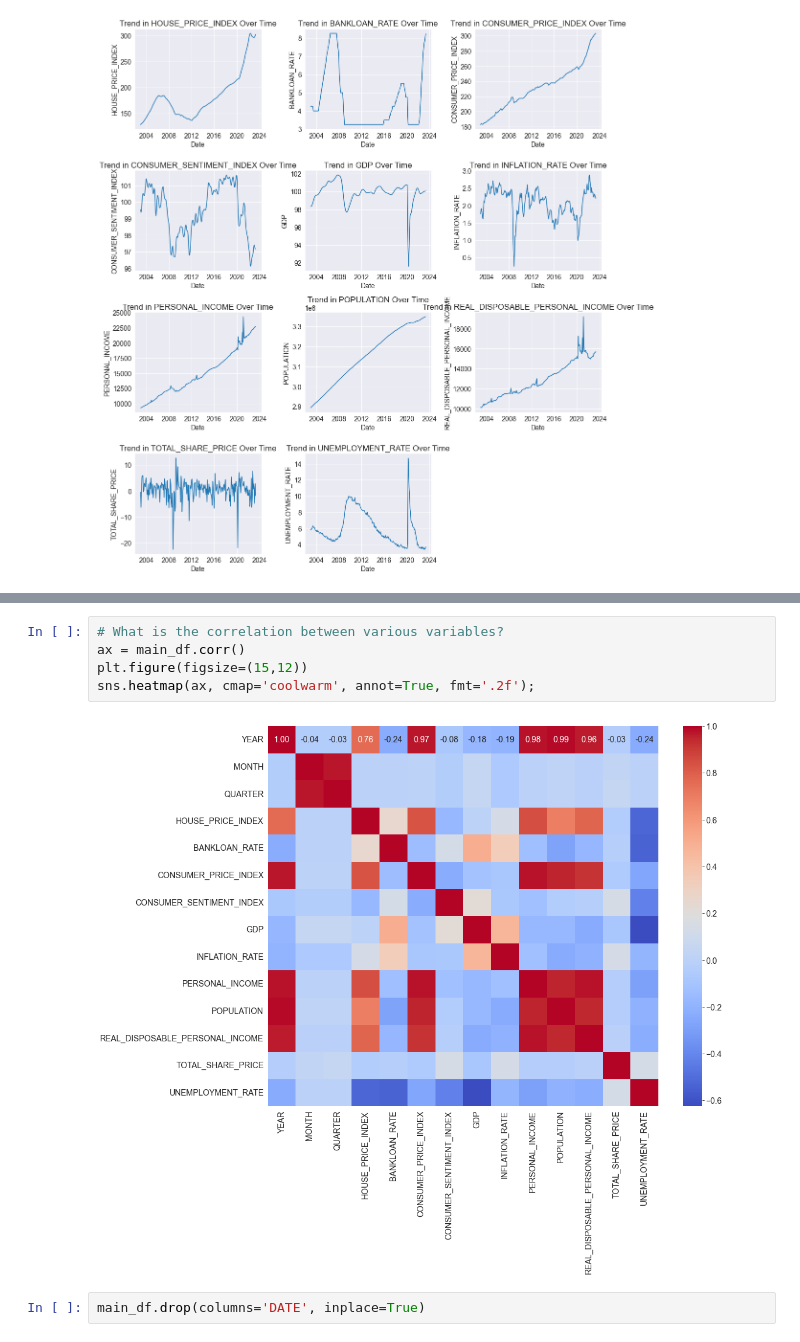
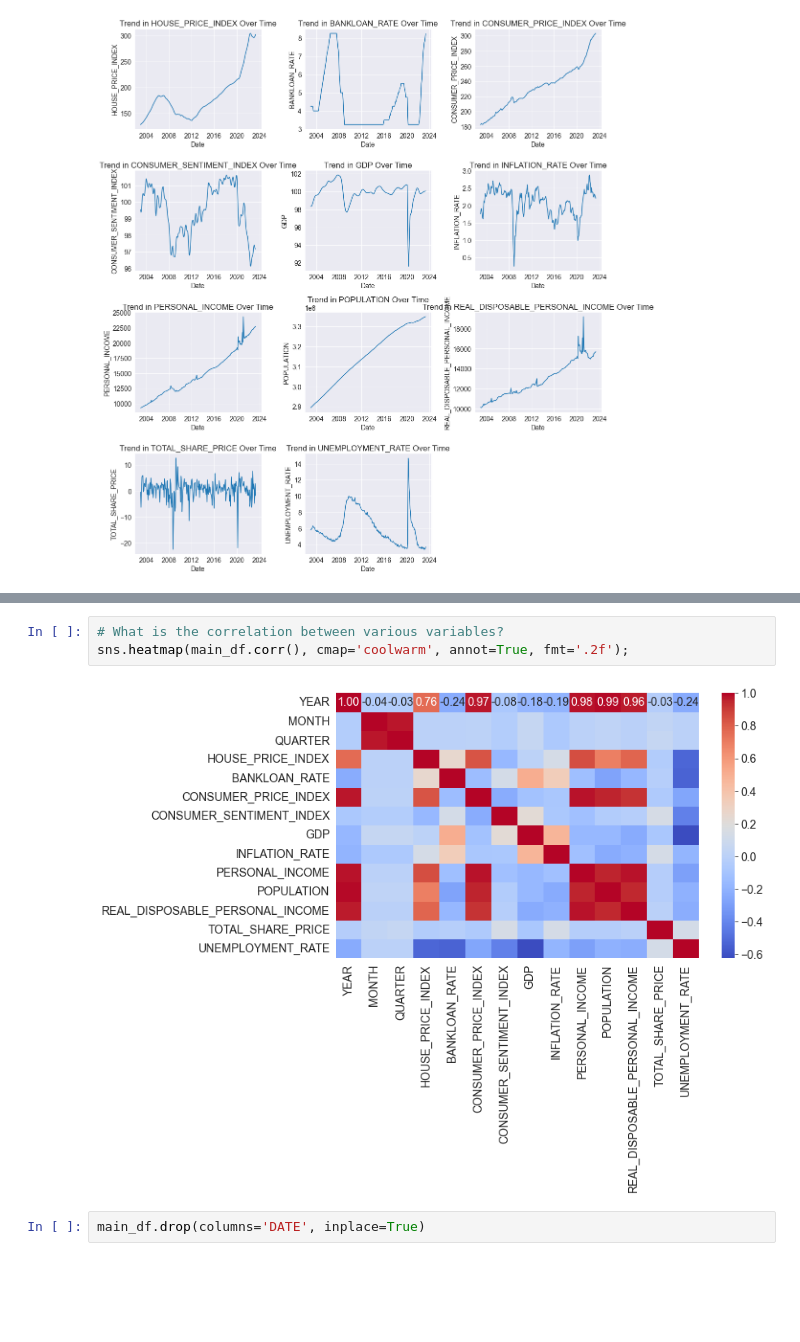
Before and after one commit to rbhattar07/HPI, a Jupyter notebook: main.ipynb, the cells around one changed output, grey strips where cells are left out. Saved outputs shown, nothing was run; the diff lists cells and outputs as text; blank space fills up the shorter version.

```diff
--- a/main.ipynb
+++ b/main.ipynb
@@ -248,10 +262,8 @@ plt.show()
 # %%
 # What is the correlation between various variables?
-ax = main_df.corr()
-plt.figure(figsize=(15,12))
-sns.heatmap(ax, cmap='coolwarm', annot=True, fmt='.2f');
+sns.heatmap(main_df.corr(), cmap='coolwarm', annot=True, fmt='.2f');
 # %% [output]
-[figure, old version]
+[figure, new version]
 # %%
 main_df.drop(columns='DATE', inplace=True)
 # %% [output]
```
Also changed, not shown: parts of 3 cells of this notebook.
